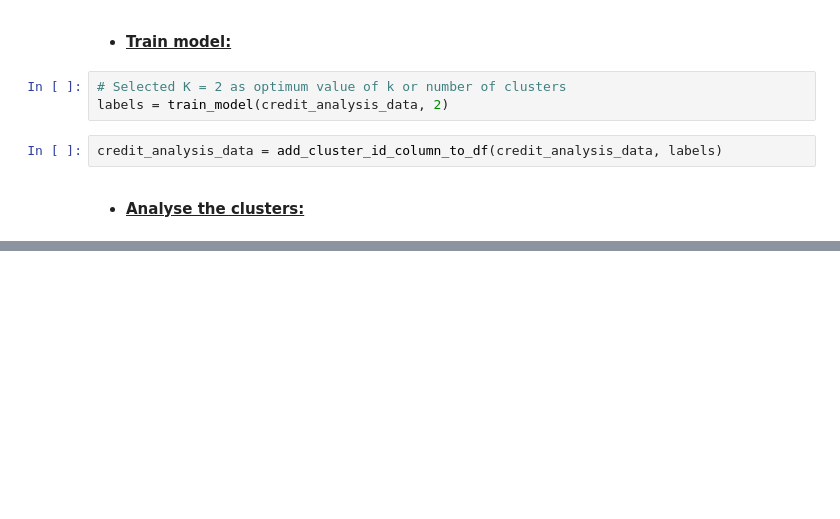
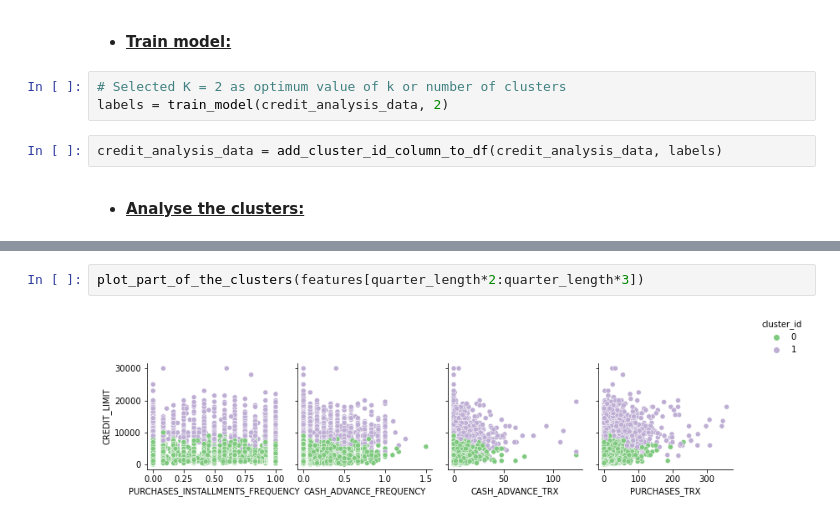
Before and after one commit to eugene-petrash/knn_classification_regression_and_k_means_clustering, a Jupyter notebook: model.ipynb, the cells around one changed output, grey strips where cells are left out. Saved outputs shown, nothing was run; the diff lists cells and outputs as text; blank space fills up the shorter version.

```diff
--- a/model.ipynb
+++ b/model.ipynb
@@ -751,0 +766,4 @@ sns.pairplot(
+# %%
+plot_part_of_the_clusters(features[quarter_length*2:quarter_length*3])
+# %% [output]
+[figure, added]
```
Also changed, not shown: parts of 13 cells of this notebook.
